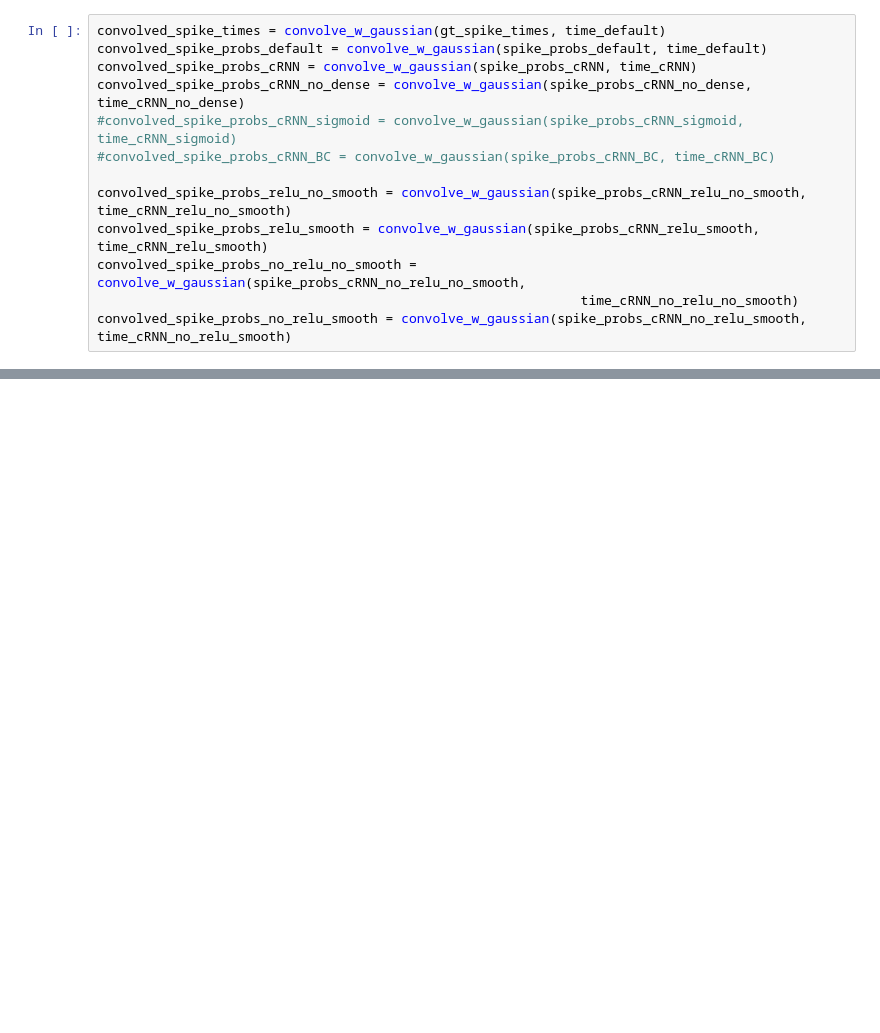
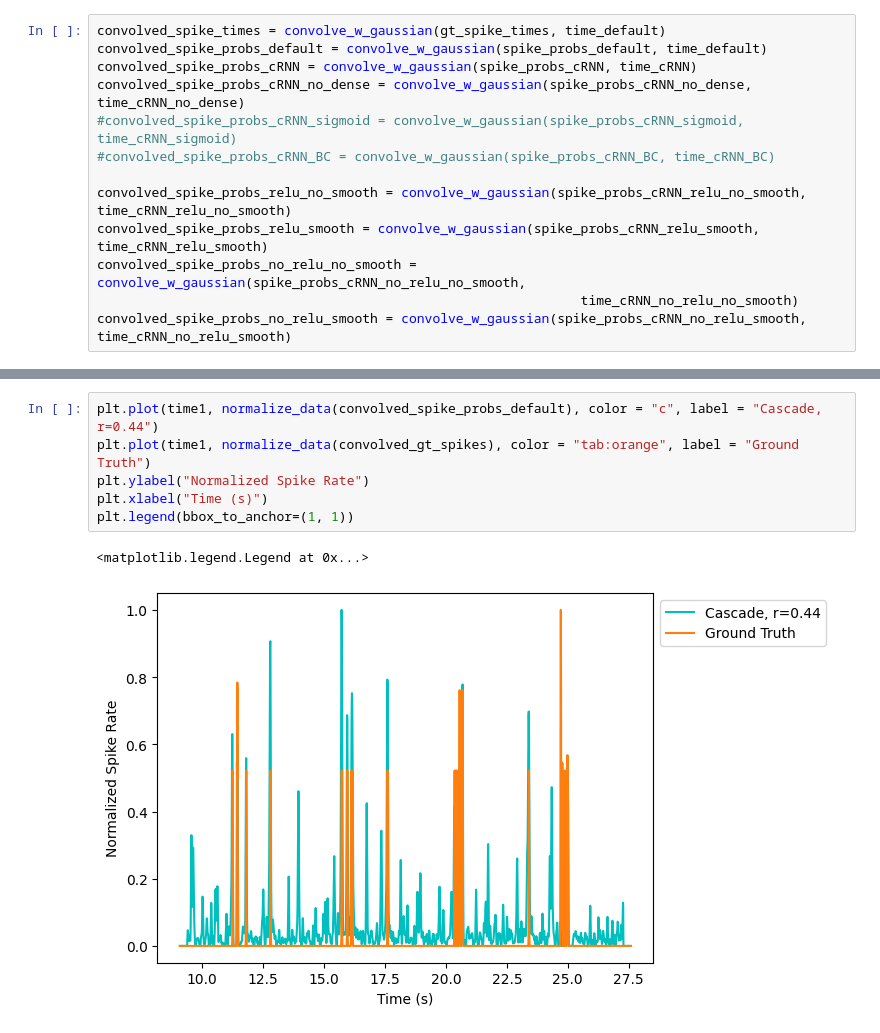
Before and after one commit to gerardjb/TEST2, a Jupyter notebook: compare_model_outputs.ipynb, the cells around one changed output, grey strips where cells are left out. Drawn from its saved outputs; the diff is of its cells as text; blank space fills up the shorter version.

```diff
--- a/compare_model_outputs.ipynb
+++ b/compare_model_outputs.ipynb
@@ -117,0 +227,9 @@ Error:
+# %%
+plt.plot(time1, normalize_data(convolved_spike_probs_default), color = "c", label = "Cascade, r=0.44")
+plt.plot(time1, normalize_data(convolved_gt_spikes), color = "tab:orange", label = "Ground Truth")
+plt.ylabel("Normalized Spike Rate")
+plt.xlabel("Time (s)")
+plt.legend(bbox_to_anchor=(1, 1))
+# %% [output]
+<matplotlib.legend.Legend at 0x...>
+[figure, added]
```
Also changed, not shown: parts of 23 cells of this notebook, 1 other file.
